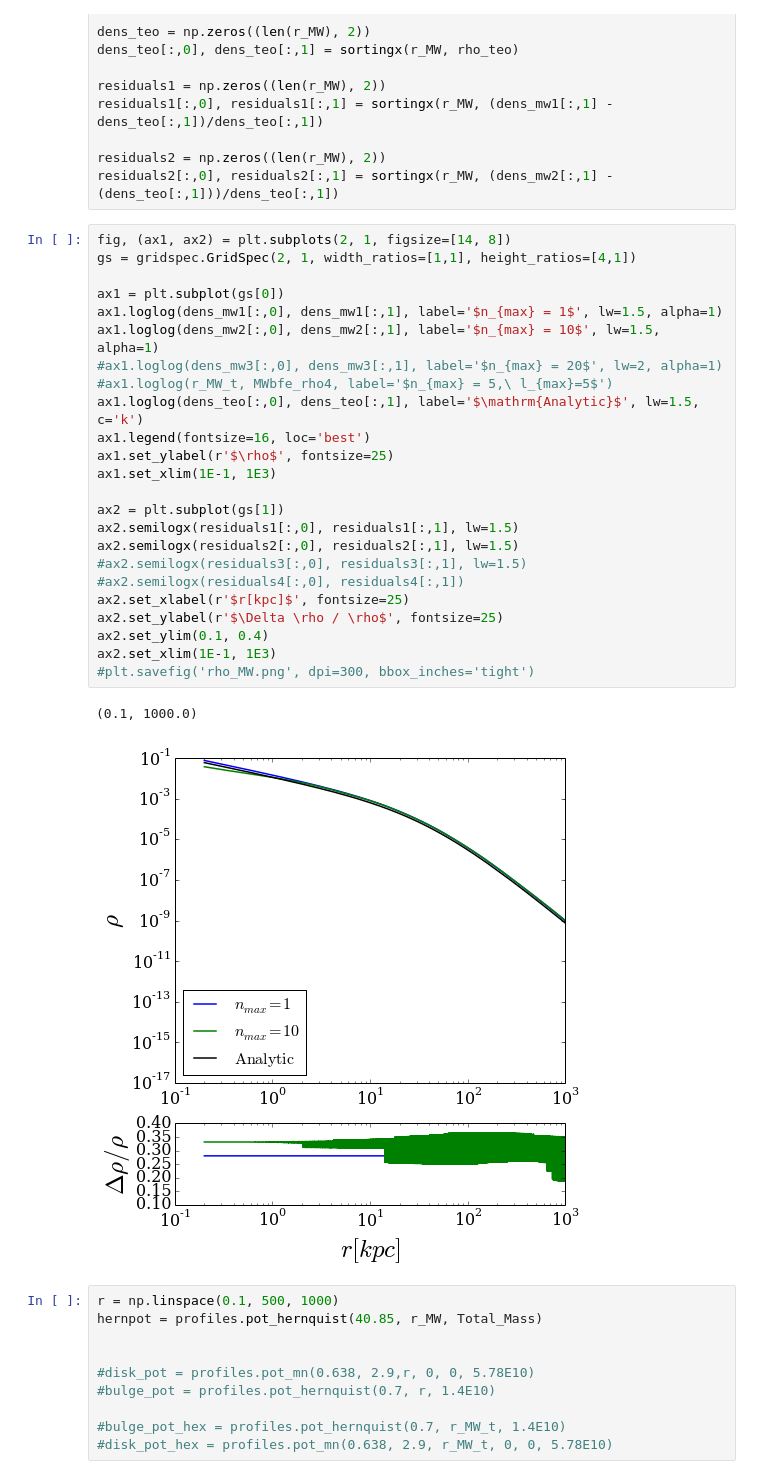
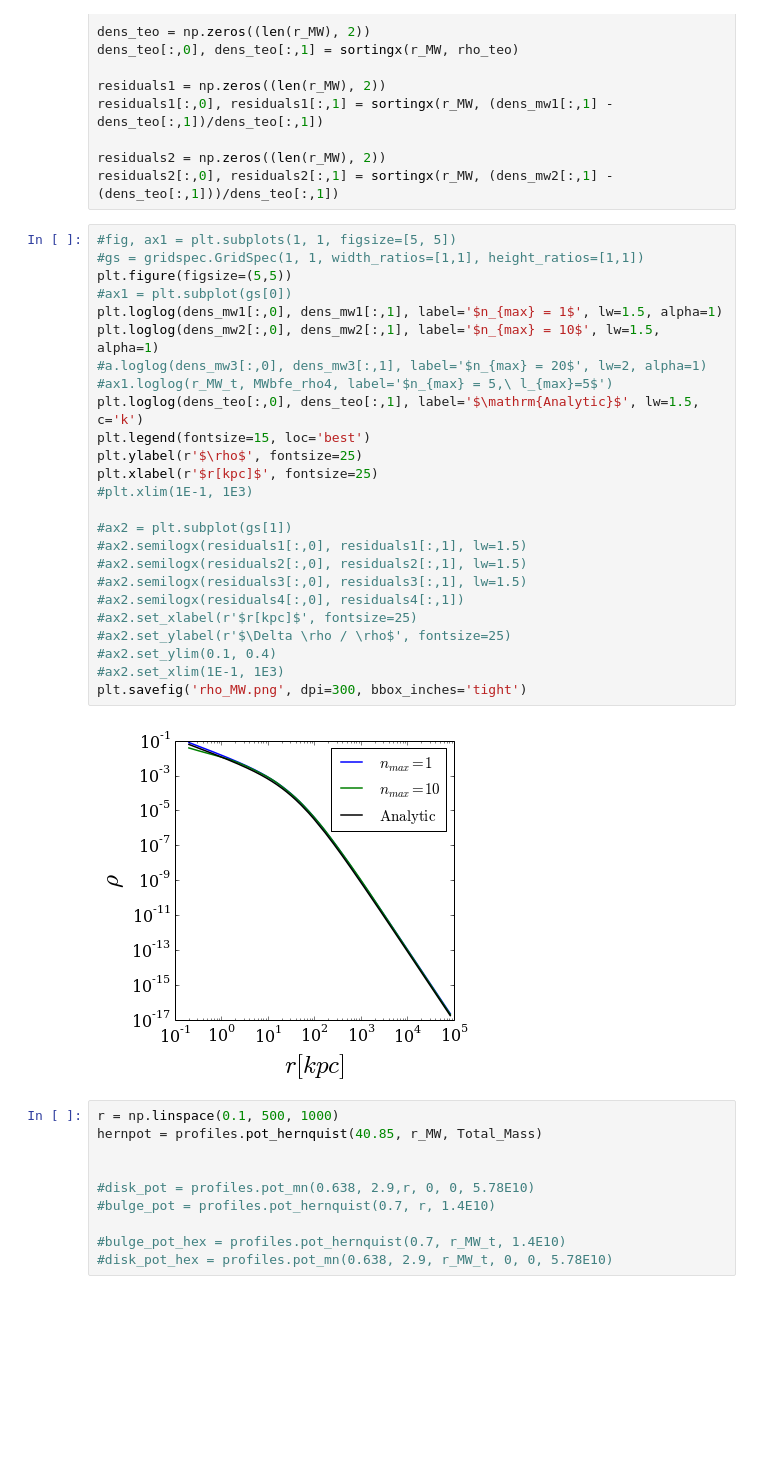
Before and after one commit to jngaravitoc/LMC-MW, a Jupyter notebook: code/SCF/MW_biff.ipynb, the cells around one changed output. Drawn from its saved outputs; the diff is of its cells as text; blank space fills up the shorter version.

```diff
--- a/code/SCF/MW_biff.ipynb
+++ b/code/SCF/MW_biff.ipynb
@@ -167,32 +169,32 @@ residuals1[:,0], residuals1[:,1] = sortingx(r_MW, (dens_mw1[:,1] - dens_teo[:,1]
 residuals2 = np.zeros((len(r_MW), 2))
 residuals2[:,0], residuals2[:,1] = sortingx(r_MW, (dens_mw2[:,1] - (dens_teo[:,1]))/dens_teo[:,1])
 # %%
-fig, (ax1, ax2) = plt.subplots(2, 1, figsize=[14, 8])
-gs = gridspec.GridSpec(2, 1, width_ratios=[1,1], height_ratios=[4,1])
+#fig, ax1 = plt.subplots(1, 1, figsize=[5, 5])
+#gs = gridspec.GridSpec(1, 1, width_ratios=[1,1], height_ratios=[1,1])
+plt.figure(figsize=(5,5))
+#ax1 = plt.subplot(gs[0])
+plt.loglog(dens_mw1[:,0], dens_mw1[:,1], label='$n_{max} = 1$', lw=1.5, alpha=1)
+plt.loglog(dens_mw2[:,0], dens_mw2[:,1], label='$n_{max} = 10$', lw=1.5, alpha=1)
+#a.loglog(dens_mw3[:,0], dens_mw3[:,1], label='$n_{max} = 20$', lw=2, alpha=1)
+#ax1.loglog(r_MW_t, MWbfe_rho4, label='$n_{max} = 5,\ l_{max}=5$')
+plt.loglog(dens_teo[:,0], dens_teo[:,1], label='$\mathrm{Analytic}$', lw=1.5, c='k')
+plt.legend(fontsize=15, loc='best')
+plt.ylabel(r'$\rho$', fontsize=25)
+plt.xlabel(r'$r[kpc]$', fontsize=25)
+#plt.xlim(1E-1, 1E3)
 
-ax1 = plt.subplot(gs[0])
-ax1.loglog(dens_mw1[:,0], dens_mw1[:,1], label='$n_{max} = 1$', lw=1.5, alpha=1)
-ax1.loglog(dens_mw2[:,0], dens_mw2[:,1], label='$n_{max} = 10$', lw=1.5, alpha=1)
-#ax1.loglog(dens_mw3[:,0], dens_mw3[:,1], label='$n_{max} = 20$', lw=2, alpha=1)
-#ax1.loglog(r_MW_t, MWbfe_rho4, label='$n_{max} = 5,\ l_{max}=5$')
-ax1.loglog(dens_teo[:,0], dens_teo[:,1], label='$\mathrm{Analytic}$', lw=1.5, c='k')
-ax1.legend(fontsize=16, loc='best')
-ax1.set_ylabel(r'$\rho$', fontsize=25)
-ax1.set_xlim(1E-1, 1E3)
-
-ax2 = plt.subplot(gs[1])
-ax2.semilogx(residuals1[:,0], residuals1[:,1], lw=1.5)
-ax2.semilogx(residuals2[:,0], residuals2[:,1], lw=1.5)
+#ax2 = plt.subplot(gs[1])
+#ax2.semilogx(residuals1[:,0], residuals1[:,1], lw=1.5)
+#ax2.semilogx(residuals2[:,0], residuals2[:,1], lw=1.5)
 #ax2.semilogx(residuals3[:,0], residuals3[:,1], lw=1.5)
 #ax2.semilogx(residuals4[:,0], residuals4[:,1])
-ax2.set_xlabel(r'$r[kpc]$', fontsize=25)
-ax2.set_ylabel(r'$\Delta \rho / \rho$', fontsize=25)
-ax2.set_ylim(0.1, 0.4)
-ax2.set_xlim(1E-1, 1E3)
-#plt.savefig('rho_MW.png', dpi=300, bbox_inches='tight')
+#ax2.set_xlabel(r'$r[kpc]$', fontsize=25)
+#ax2.set_ylabel(r'$\Delta \rho / \rho$', fontsize=25)
+#ax2.set_ylim(0.1, 0.4)
+#ax2.set_xlim(1E-1, 1E3)
+plt.savefig('rho_MW.png', dpi=300, bbox_inches='tight')
 # %% [output]
-(0.1, 1000.0)
-[figure, old version]
+[figure, new version]
 # %%
 r = np.linspace(0.1, 500, 1000)
 hernpot = profiles.pot_hernquist(40.85, r_MW, Total_Mass)
```
Also changed, not shown: parts of 16 cells of this notebook, 15 other files.
